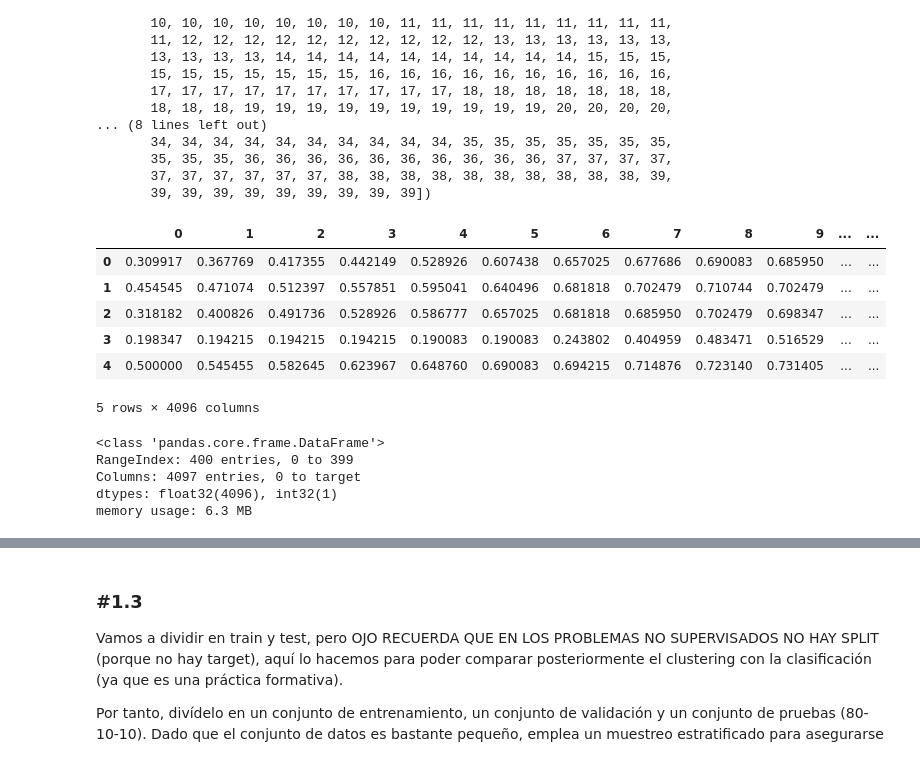
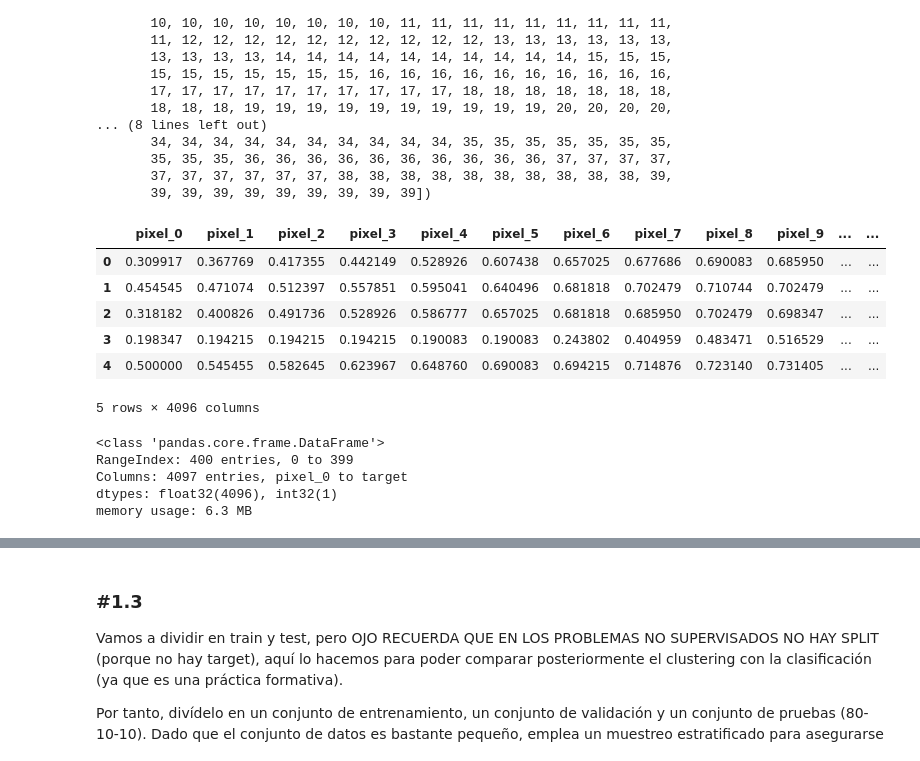
Before and after one commit to jl-padilla/ONLINE_DS_THEBRIDGE_repo, a Jupyter notebook: sprint13/Practica_Obligatoria/18_Practica_Obligatoria_Clustering_I.ipynb, the cells around one changed output, grey strips where cells are left out. Drawn from its saved outputs; the diff is of its cells as text; code cells hidden in the pictures.

```diff
--- a/sprint13/Practica_Obligatoria/18_Practica_Obligatoria_Clustering_I.ipynb
+++ b/sprint13/Practica_Obligatoria/18_Practica_Obligatoria_Clustering_I.ipynb
@@ -89,10 +89,10 @@ array([ 0,  0,  0,  0,  0,  0,  0,  0,  0,  0,  1,  1,  1,  1,  1,  1,  1,
        37, 37, 37, 37, 37, 37, 38, 38, 38, 38, 38, 38, 38, 38, 38, 38, 39,
        39, 39, 39, 39, 39, 39, 39, 39, 39])
 # %%
-df = pd.DataFrame(olivetti_faces.data)
+df = pd.DataFrame(olivetti_faces.data, columns=[f"pixel_{i}" for i in range(4096)])
 df.head()
 # %% [output]
-|  | 0 | 1 | 2 | 3 | 4 | 5 | 6 | 7 | 8 | 9 | ... | ... |
+|  | pixel_0 | pixel_1 | pixel_2 | pixel_3 | pixel_4 | pixel_5 | pixel_6 | pixel_7 | pixel_8 | pixel_9 | ... | ... |
 | 0 | 0.309917 | 0.367769 | 0.417355 | 0.442149 | 0.528926 | 0.607438 | 0.657025 | 0.677686 | 0.690083 | 0.685950 | ... | ... |
 | 1 | 0.454545 | 0.471074 | 0.512397 | 0.557851 | 0.595041 | 0.640496 | 0.681818 | 0.702479 | 0.710744 | 0.702479 | ... | ... |
 | 2 | 0.318182 | 0.400826 | 0.491736 | 0.528926 | 0.586777 | 0.657025 | 0.681818 | 0.685950 | 0.702479 | 0.698347 | ... | ... |
@@ -106,7 +108,7 @@ df.info()
 # %% [output]
 <class 'pandas.core.frame.DataFrame'>
 RangeIndex: 400 entries, 0 to 399
-Columns: 4097 entries, 0 to target
+Columns: 4097 entries, pixel_0 to target
 dtypes: float32(4096), int32(1)
 memory usage: 6.3 MB
 # %%
```
Also changed, not shown: parts of 18 cells of this notebook, 16 other files.
